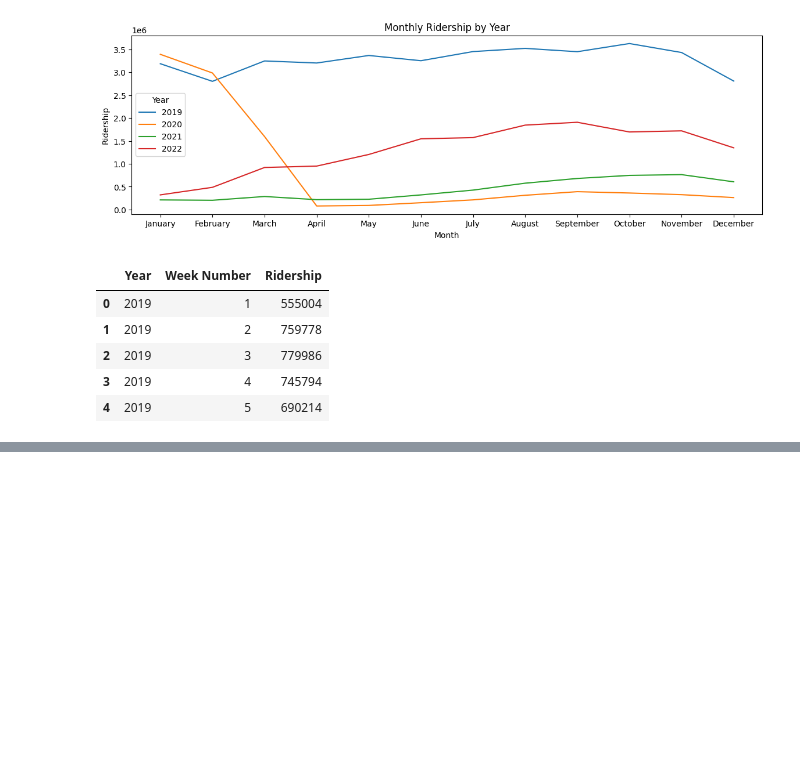
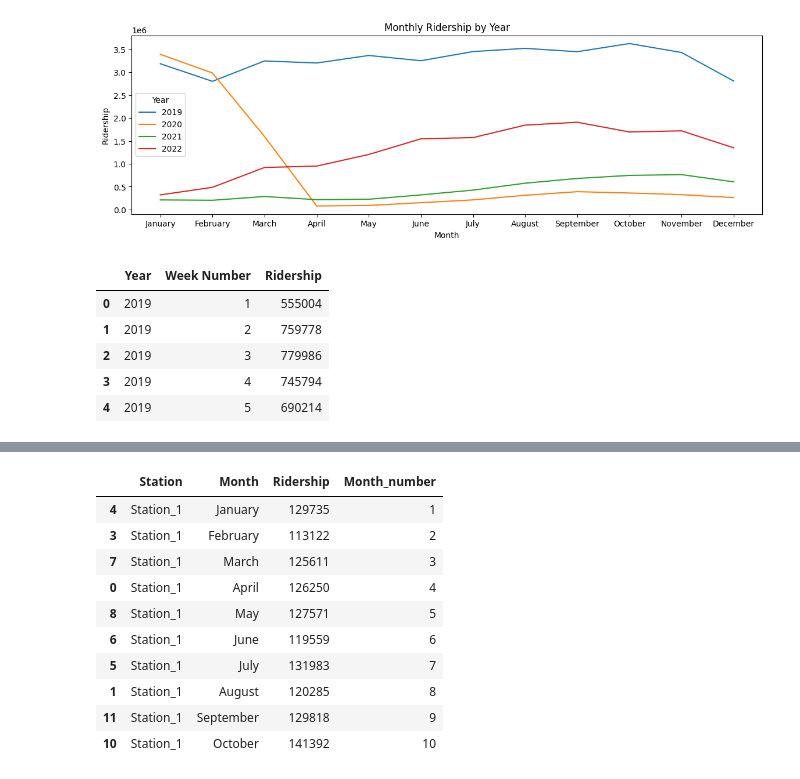
Before and after one commit to Asore94/dkarMiniProject, a Jupyter notebook: preprocessing.ipynb, the cells around one changed output, grey strips where cells are left out. Cells and saved outputs as stored; diff of their text form; code cells hidden in the pictures; blank space fills up the shorter version.

Commit message:
rest of the changes from July11th applied after saving the notebook.

```diff
--- a/preprocessing.ipynb
+++ b/preprocessing.ipynb
@@ -195,0 +209,19 @@ weekly_grouped_df.head(5)
+# %%
+year_2019 = df[df['Year'] == 2019]
+
+grouped_station = year_2019_am_am_am_am_am_am_am_am.groupby(['Station', 'Month']).aggregate({'Ridership': 'sum'}).reset_index()
+grouped_station['Month_number'] = grouped_station['Month'].map(month_mapping)
+grouped_station.sort_values(by=['Station', 'Month_number'], inplace=True)
+grouped_station.head(10)
+# %% [output]
+|  | Station | Month | Ridership | Month_number |
+| 4 | Station_1 | January | 129735 | 1 |
+| 3 | Station_1 | February | 113122 | 2 |
+| 7 | Station_1 | March | 125611 | 3 |
+| 0 | Station_1 | April | 126250 | 4 |
+| 8 | Station_1 | May | 127571 | 5 |
+| 6 | Station_1 | June | 119559 | 6 |
+| 5 | Station_1 | July | 131983 | 7 |
+| 1 | Station_1 | August | 120285 | 8 |
+| 11 | Station_1 | September | 129818 | 9 |
+| 10 | Station_1 | October | 141392 | 10 |
```
Also changed, not shown: parts of 7 cells of this notebook.
